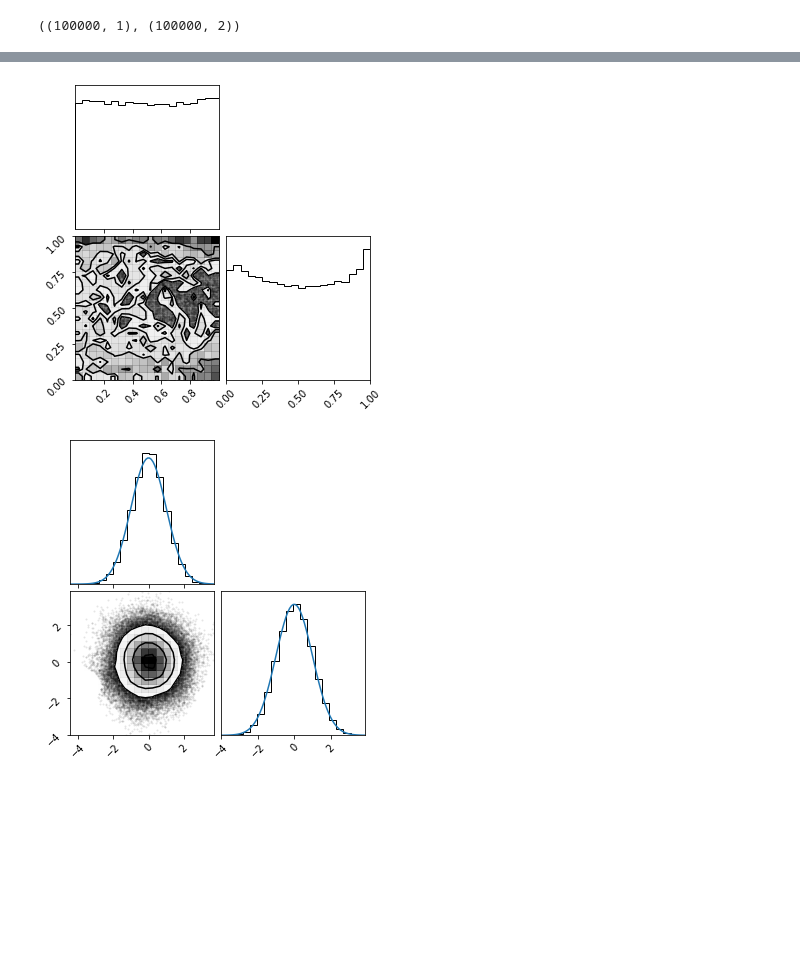
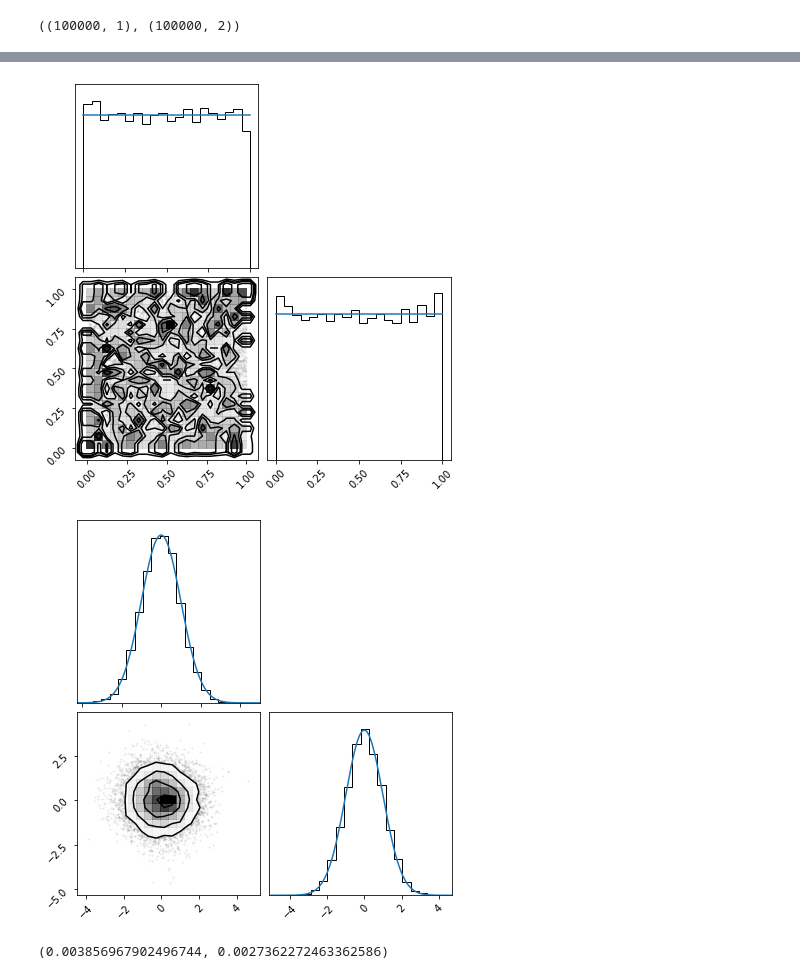
Before and after one commit to mdmould/shallow, a Jupyter notebook: examples/8_conditional.ipynb, the cells around one changed output, grey strips where cells are left out. Saved outputs shown, nothing was run; the diff lists cells and outputs as text; code cells hidden in the pictures; blank space fills up the shorter version.

```diff
--- a/examples/8_conditional.ipynb
+++ b/examples/8_conditional.ipynb
@@ -121,10 +120,11 @@ activation = 'relu'
 
 bijectors = []
 
-shift = -float(abs(data_norm.forward(lo)[0]))
-scale = float(data_norm.forward(hi)[0] - data_norm.forward(lo)[0])
-bijectors.append(tfb.Shift(shift=shift))
-bijectors.append(tfb.Scale(scale=scale))
+if whiten:
+    shift = -float(abs(data_norm.forward(lo)[0]))
+    scale = float(data_norm.forward(hi)[0] - data_norm.forward(lo)[0])
+    bijectors.append(tfb.Shift(shift=shift))
+    bijectors.append(tfb.Scale(scale=scale))
 bijectors.append(tfb.Scale(scale=.5))
 bijectors.append(tfb.Shift(shift=1.))
 bijectors.append(tfb.Tanh())
@@ -143,7 +143,7 @@ for i in range(n_flows):
         activation='relu',
         #use_bias=True,
         kernel_initializer=tfk.initializers.RandomNormal(mean=0., stddev=.01),
-        bias_initializer='zeros', #tfk.initializers.RandomNormal(mean=0., stddev=.01),
+        bias_initializer=tfk.initializers.RandomNormal(mean=0., stddev=.01),
         # kernel_regularizer=tf.keras.regularizers.L2(l2=1e-3),
         # bias_regularizer=tf.keras.regularizers.L2(l2=1e-3),
         #kernel_constraint=None,
@@ -155,9 +155,6 @@ for i in range(n_flows):
     bijectors.append(maf)
 
     if i < n_flows-1:
-
-        # batchnorm = tfb.BatchNormalization(training=True, name=f'batchnorm{i}')
-        # bijectors.append(tfb.Invert(batchnorm))
 
         permute = tfb.Permute(list(reversed(range(n_dim))), name=f'permute{i}')
         bijectors.append(permute)
@@ -224,37 +221,41 @@ plt.plot(result.history['loss'][0:]);
 # %%
-slope = 0
-n = 100000
+slope = 0.
+n = 10000
 
-#condition = slope * np.ones((n, 1))
-condition = slopes_norm.forward(slope) * np.ones((n, 1))
+condition = slope * np.ones((n, 1))
+if whiten:
+    condition = slopes_norm.forward(condition)
 bijector_kwargs = make_kwargs(nf, condition)
 
 samples = nf.sample(n, bijector_kwargs=bijector_kwargs).numpy()
-#samples = distribution.sample(n_samples)
-#samples = nf.bijector.forward(samples, **bijector_kwargs).numpy()
-samples = data_norm.inverse(samples)
+if whiten:
+    samples = data_norm.inverse(samples)
 
-corner(samples);
+fig, axs = plt.subplots(nrows=n_dim, ncols=n_dim, figsize=(7, 7))
+corner(samples, fig=fig, hist_kwargs=dict(density=True))
+x = np.linspace(lo, hi, 1000)
+for i in range(n_dim):
+    axs[i, i].plot(x, (slope+1)*x**slope)
 # %% [output]
-[figure, old version]
+[figure, new version]
 # %%
 slope = 0.
-n = 100000
+n = 10000
 
-condition = slopes_norm.forward(slope) * np.ones((n, 1))
-#condition = slope * np.ones((n, 1))
+condition = slope * np.ones((n, 1))
+if whiten:
+    condition = slopes_norm.forward(condition)
 bijector_kwargs = make_kwargs(nf, condition)
 
 samples = sample_powerlaw([n, n_dim], slope, lo, hi)
-samples = data_norm.forward(samples)
+if whiten:
+    samples = data_norm.forward(samples)
 samples = nf.bijector.inverse(samples, **bijector_kwargs).numpy()
 
-fig = corner(samples, hist_kwargs=dict(density=True))
-
-axs = np.reshape(fig.axes, (n_dim, n_dim))
+fig, axs = plt.subplots(nrows=n_dim, ncols=n_dim, figsize=(7, 7))
+corner(samples, fig=fig, hist_kwargs=dict(density=True))
+x = np.linspace(-5, 5, 1000)
 for i in range(n_dim):
-    x = np.linspace(-5, 5, 100)
-    y = np.exp(-x**2/2) / (2*np.pi)**.5
-    axs[i, i].plot(x, y)
+    axs[i, i].plot(x, np.exp(-.5*x**2)/(2*np.pi)**.5)
 # %% [output]
-[figure, old version]
+[figure, new version]
@@ -260,0 +291,17 @@ for i in range(n_dim):
+# %%
+slope = 0.
+n = 100
+
+condition = slope * np.ones((n**n_dim, 1))
+bijector_kwargs = make_kwargs(nf, condition)
+
+x = np.linspace(1e-3, 1-1e-3, n)
+axes = [x, x]
+grid = cartesian_product(axes)
+
+p = np.product(powerlaw(grid, slope, lo, hi), axis=0).reshape(n, n)
+q = nf.prob(grid.T, bijector_kwargs=bijector_kwargs).numpy().reshape(n, n)
+
+kl_trapezoid(p, q, axes), kl_trapezoid(q, p, axes)
+# %% [output]
+(0.003856967902496744, 0.0027362272463362586)
```
Also changed, not shown: parts of 13 cells of this notebook, 1 other file.
